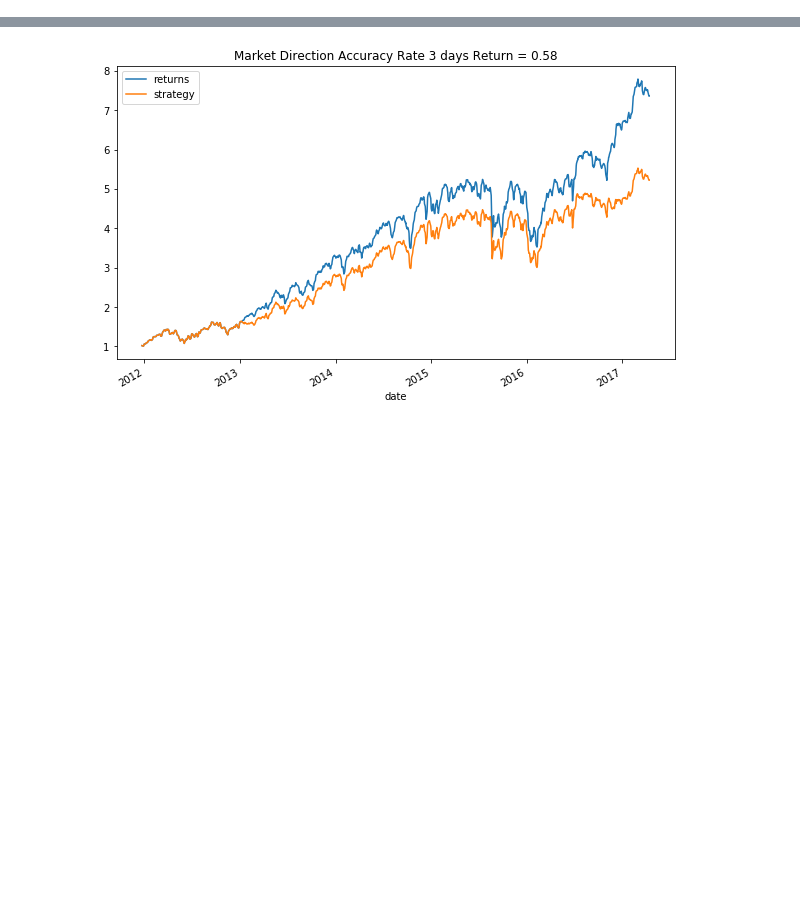
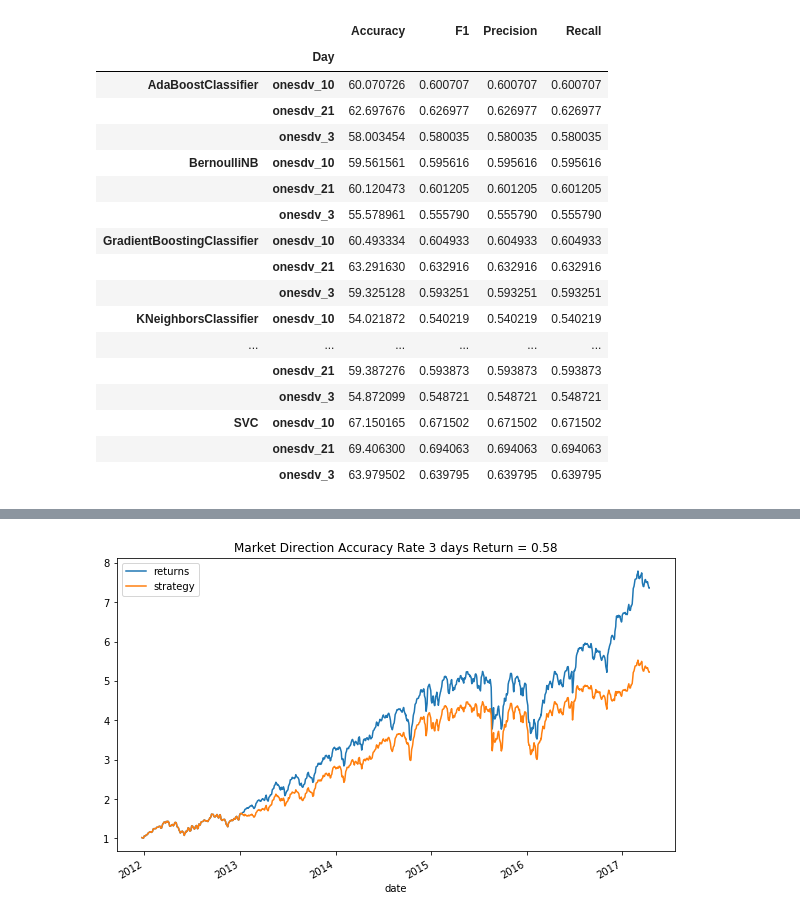
Before and after one commit to eliekawerk/trading, a Jupyter notebook: spx_ml.ipynb, the cells around one changed output, grey strips where cells are left out. Cells and saved outputs as stored; diff of their text form; code cells hidden in the pictures; blank space fills up the shorter version.

```diff
--- a/spx_ml.ipynb
+++ b/spx_ml.ipynb
@@ -216,3 +266,21 @@ log = log.dropna(axis=1)
 # %%
-log.to_csv('model_day_walk_forward_cross_val.csv')
-log.groupby([log.index, 'Day']).mean().to_csv('model_day_summary.csv')
+log.groupby([log.index, 'Day']).mean()
+# %% [output]
+|  |  | Accuracy | F1 | Precision | Recall |
+|  | Day |  |  |  |  |
+| AdaBoostClassifier | onesdv_10 | 60.070726 | 0.600707 | 0.600707 | 0.600707 |
+|  | onesdv_21 | 62.697676 | 0.626977 | 0.626977 | 0.626977 |
+|  | onesdv_3 | 58.003454 | 0.580035 | 0.580035 | 0.580035 |
+| BernoulliNB | onesdv_10 | 59.561561 | 0.595616 | 0.595616 | 0.595616 |
+|  | onesdv_21 | 60.120473 | 0.601205 | 0.601205 | 0.601205 |
+|  | onesdv_3 | 55.578961 | 0.555790 | 0.555790 | 0.555790 |
+| GradientBoostingClassifier | onesdv_10 | 60.493334 | 0.604933 | 0.604933 | 0.604933 |
+|  | onesdv_21 | 63.291630 | 0.632916 | 0.632916 | 0.632916 |
+|  | onesdv_3 | 59.325128 | 0.593251 | 0.593251 | 0.593251 |
+| KNeighborsClassifier | onesdv_10 | 54.021872 | 0.540219 | 0.540219 | 0.540219 |
+| ... | ... | ... | ... | ... | ... |
+|  | onesdv_21 | 59.387276 | 0.593873 | 0.593873 | 0.593873 |
+|  | onesdv_3 | 54.872099 | 0.548721 | 0.548721 | 0.548721 |
+| SVC | onesdv_10 | 67.150165 | 0.671502 | 0.671502 | 0.671502 |
+|  | onesdv_21 | 69.406300 | 0.694063 | 0.694063 | 0.694063 |
+|  | onesdv_3 | 63.979502 | 0.639795 | 0.639795 | 0.639795 |
```
Also changed, not shown: parts of 26 cells of this notebook, 1 other file.
